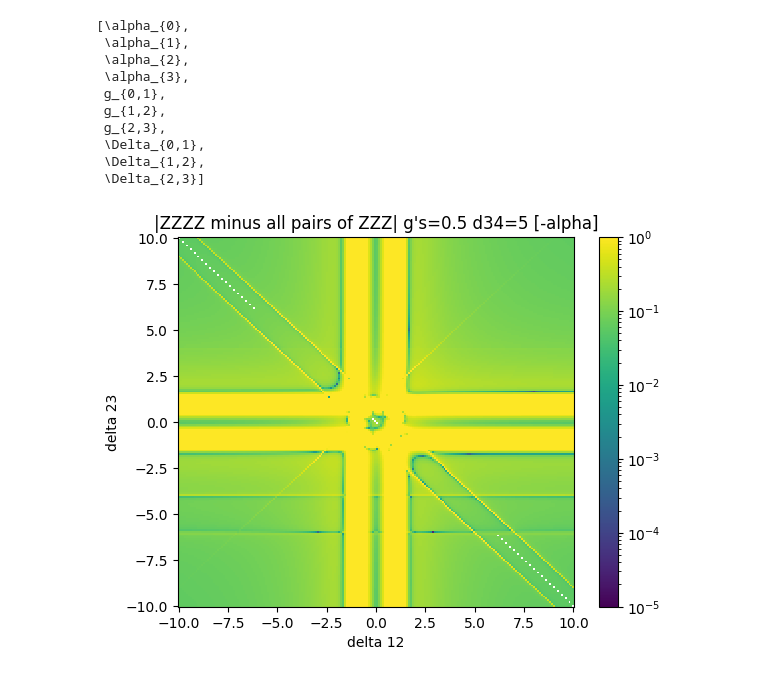
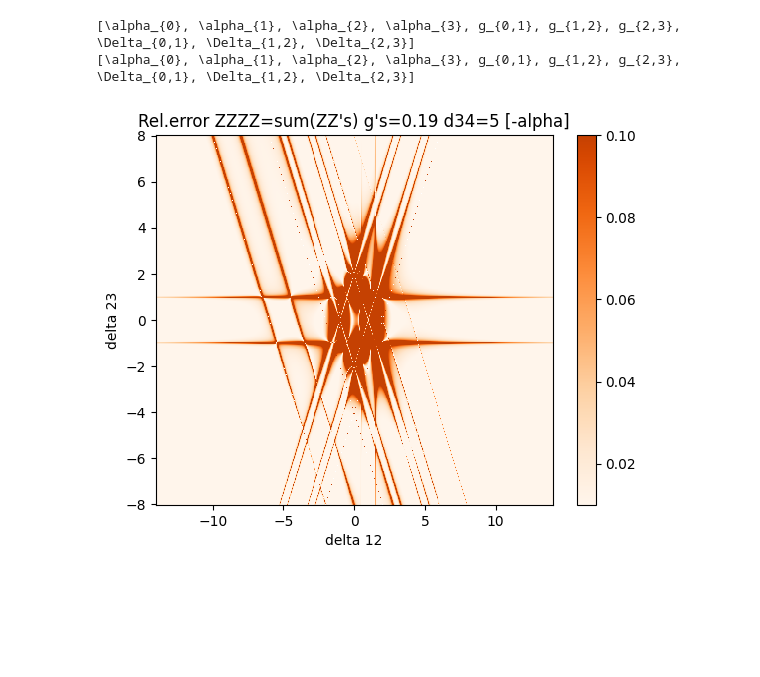
Before and after one commit to PelicanQ/masters-thesis, a Jupyter notebook: anharm/four/zzz.ipynb, the cells around one changed output. Drawn from its saved outputs; the diff is of its cells as text; code cells hidden in the pictures; blank space fills up the shorter version.

Commit message:
other figure changes

```diff
--- a/anharm/four/zzz.ipynb
+++ b/anharm/four/zzz.ipynb
@@ -4,41 +4,45 @@ import sympy as sp
 import numpy as np
 H = Hamil(4, 5, "line")
 # %%
-# e = H.zzexpr("1111")-(H.zzexpr("1100")+H.zzexpr("0110")+H.zzexpr("0011")+H.zzexpr("1010")+H.zzexpr("0101")+H.zzexpr("1001"))
-e = H.zzexpr("1111")-(H.zzexpr("1110")+H.zzexpr("1101")+H.zzexpr("1011")+H.zzexpr("0111"))
+zzzz = H.split_deltas(H.zzexpr("1111"))
+e = (H.zzexpr("1100")+H.zzexpr("0110")+H.zzexpr("0011")+H.zzexpr("1010")+H.zzexpr("0101")+H.zzexpr("1001"))
+f_zzzz,vars_zzzz = H.lambdify_expr(zzzz)
+# e = H.zzexpr("1111")-(H.zzexpr("1110")+H.zzexpr("1101")+H.zzexpr("1011")+H.zzexpr("0111"))
 e = H.split_deltas(e)
 f,vars = H.lambdify_expr(e)
 #\alpha_{0},\alpha_{1},\alpha_{2},g_{0,1},g_{1,2},g_{2,3},\Delta_{0,1},\Delta_{1,2},\Delta_{2,3}]
-vars
+print(vars)
+print(vars_zzzz)
 # %% [output]
-[\alpha_{0},
- \alpha_{1},
- \alpha_{2},
- \alpha_{3},
- g_{0,1},
- g_{1,2},
- g_{2,3},
- \Delta_{0,1},
- \Delta_{1,2},
- \Delta_{2,3}]
+[\alpha_{0}, \alpha_{1}, \alpha_{2}, \alpha_{3}, g_{0,1}, g_{1,2}, g_{2,3}, \Delta_{0,1}, \Delta_{1,2}, \Delta_{2,3}]
+[\alpha_{0}, \alpha_{1}, \alpha_{2}, \alpha_{3}, g_{0,1}, g_{1,2}, g_{2,3}, \Delta_{0,1}, \Delta_{1,2}, \Delta_{2,3}]
 # %%
 from matplotlib import pyplot as plt
 from other.colormap import Norm, OrBu_colormap
 from matplotlib import colors
-g12 = 0.5
-g23 = 0.5
-g34 = 0.5
+g12 = 0.19
+g23 = 0.19
+g34 = 0.19
 d34 = 5
 
-dd = np.linspace(-10, 10, 200)
-d12,d23 = np.meshgrid(dd,dd)
-Z = f(-1,-1,-1,-1, g12,g23,g34,d12,d23,d34)
-Z = np.abs(Z)
-plt.pcolormesh(d12,d23, Z, norm=colors.LogNorm(1e-5,1e0))
+dd13 = np.linspace(-8, 8, 400)
+o2prims = np.linspace(-14, 14, 400)
+d2prim_grid, dd13_grid = np.meshgrid(o2prims, dd13)
+d23_grid = d2prim_grid + dd13_grid / 2
+d12_grid = dd13_grid - d23_grid
+
+colorss = plt.cm.Oranges(np.linspace(0, 0.8, 20))
+
+cmap = colors.LinearSegmentedColormap.from_list("my_colormap", colorss)
+ZZ = f(-1,-1,-1,-1, g12,g23,g34,d12_grid,d23_grid,d34)
+ZZZZ = f_zzzz(-1,-1,-1,-1, g12,g23,g34,d12_grid,d23_grid,d34)
+Z = np.abs(ZZZZ-ZZ)/np.abs(ZZZZ)
+
+plt.pcolormesh(d2prim_grid,dd13_grid, Z, vmin=0.01, vmax=0.1, cmap=cmap)
 plt.xlabel("delta 12")
 plt.ylabel("delta 23")
-plt.title(f"|ZZZZ minus all pairs of ZZZ| g's=0.5 d34={d34} [-alpha]")
+plt.title(f"Rel.error ZZZZ=sum(ZZ's) g's=0.19 d34={d34} [-alpha]")
 plt.colorbar()
 plt.show()
 # %% [output]
-[figure, old version]
+[figure, new version]
```
Also changed, not shown: 10 other files.
